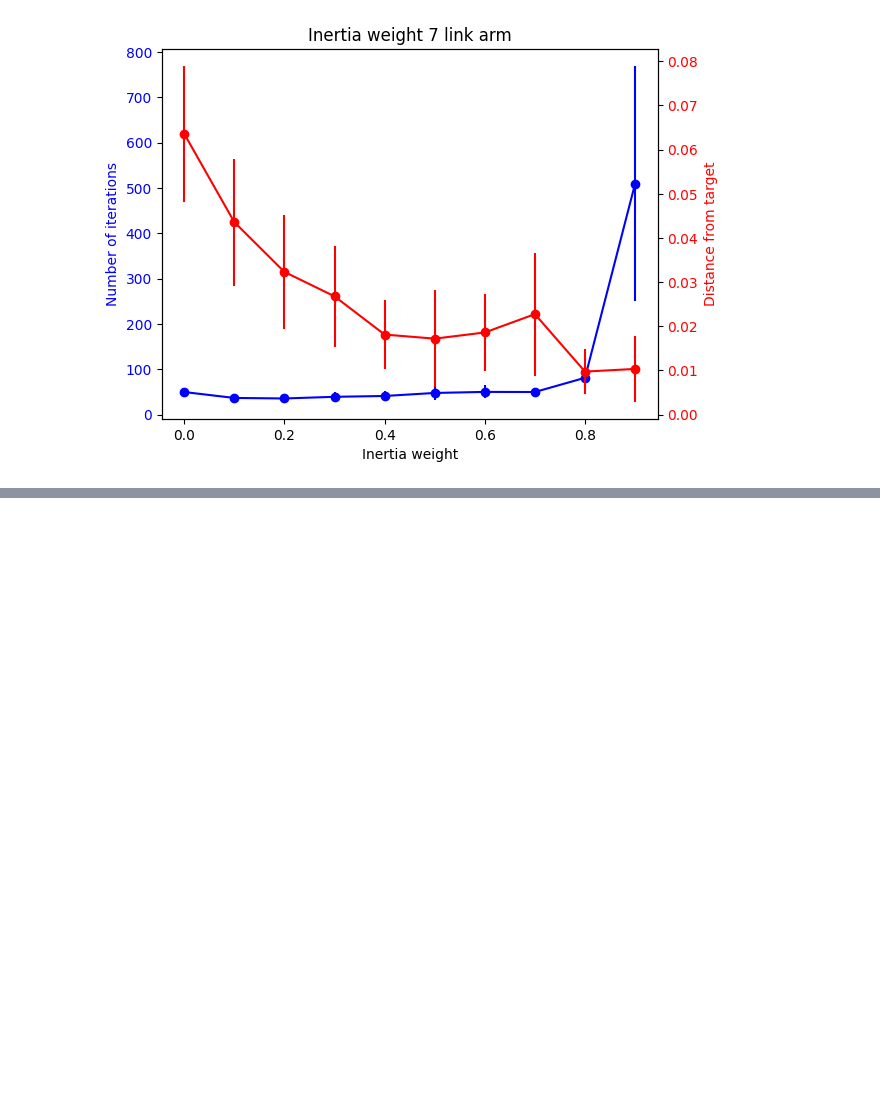
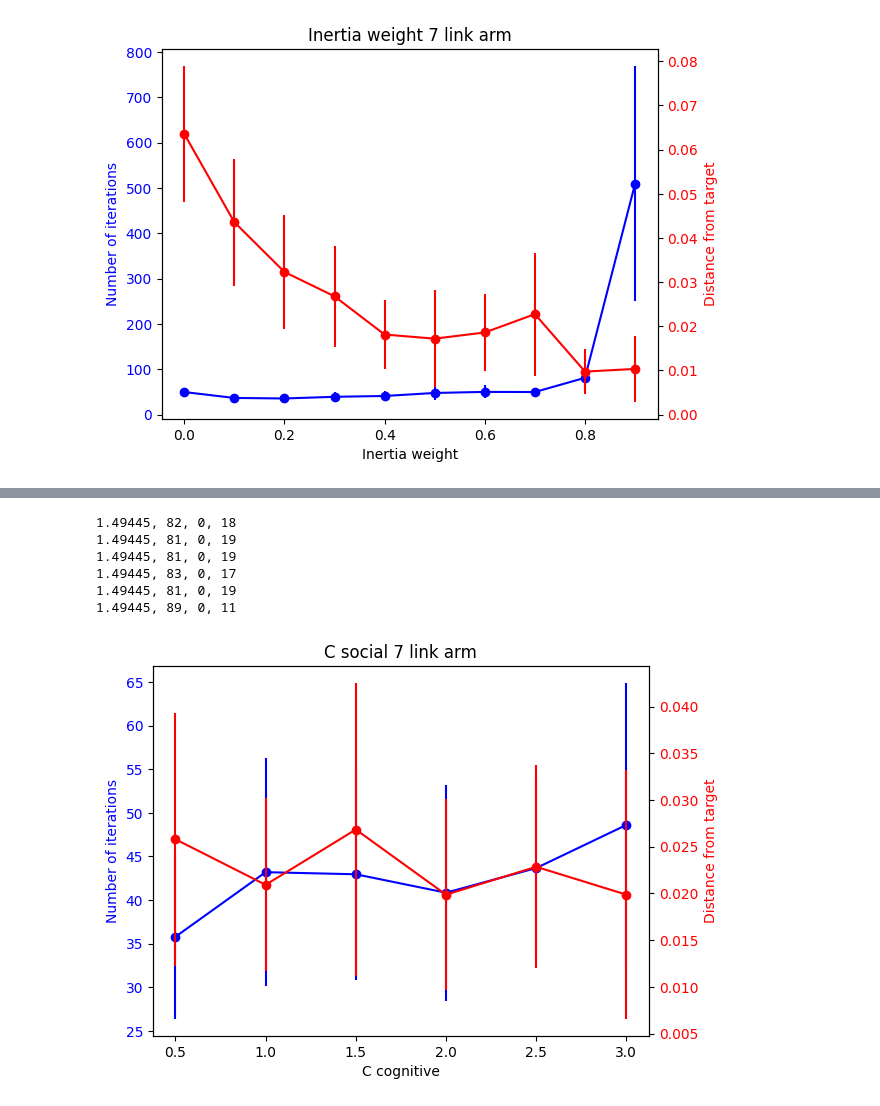
Before and after one commit to 3sara/Optimization_exam, a Jupyter notebook: plots.ipynb, the cells around one changed output, grey strips where cells are left out. Drawn from its saved outputs; the diff is of its cells as text; code cells hidden in the pictures; blank space fills up the shorter version.

```diff
--- a/plots.ipynb
+++ b/plots.ipynb
@@ -490,0 +587,47 @@ for i,cog in enumerate(c_cog):
+# %%
+c_cog_values=[0.5,1.0,1.5,2.0,2.5,3.0]
+c_soc=1.49445
+max_iter=500
+n_it=100
+mean_it=np.zeros(len(c_cog_values))
+mean_err=np.zeros(len(c_cog_values))
+std_it=np.zeros(len(c_cog_values))
+std_err=np.zeros(len(c_cog_values))
+#count[0]=number of times the algorithm converged
+#count[1]=number of times the algorithm reached the maximum number of iterations
+#count[2]=number of times the algorithm reached a stationary point
+for j,c_cog in enumerate(c_cog_values):
+    it=np.zeros(n_it)
+    err=np.zeros(n_it)
+    count=np.array([0,0,0])
+    for i in range(n_it):
+        _,_,err[i], it[i], c = PSO.PSO(link, target, pop_size, max_iter, w, c_soc, c_cog, alpha_values, constraints_theta, type='absorb')
+        count+=c
+    print(f'{c_soc}, {count[0]}, {count[1]}, {count[2]}')
+    mean_it[j]=np.mean(it)
+    std_it[j]=np.std(it)
+    mean_err[j]=np.mean(err)
+    std_err[j]=np.std(err)
+# %% [output]
+1.49445, 82, 0, 18
+1.49445, 81, 0, 19
+1.49445, 81, 0, 19
+1.49445, 83, 0, 17
+1.49445, 81, 0, 19
+1.49445, 89, 0, 11
+# %%
+#plot the results
+fig, ax1 = plt.subplots()
+ax1.set_xlabel('C cognitive')
+ax1.set_ylabel('Number of iterations', color='b')
+ax1.errorbar(c_soc_values, mean_it, yerr=std_it*1.96/(np.sqrt(n_it)), fmt='o-', color='b')
+ax1.tick_params(axis='y', labelcolor='b')
+ax2 = ax1.twinx()
+ax2.set_ylabel('Distance from target', color='r')
+ax2.errorbar(c_soc_values, mean_err, yerr=std_err*1.96/np.sqrt(n_it), fmt='o-', color='r')
+ax2.tick_params(axis='y', labelcolor='r')
+plt.title('C social 7 link arm')
+plt.savefig('csoc_values2.png')
+plt.show()
+# %% [output]
+[figure, added]
```
Also changed, not shown: parts of 5 cells of this notebook, 2 other files.
